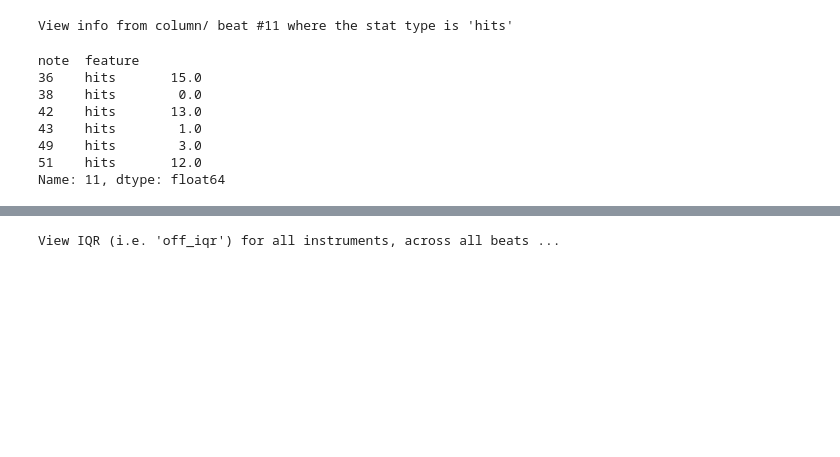
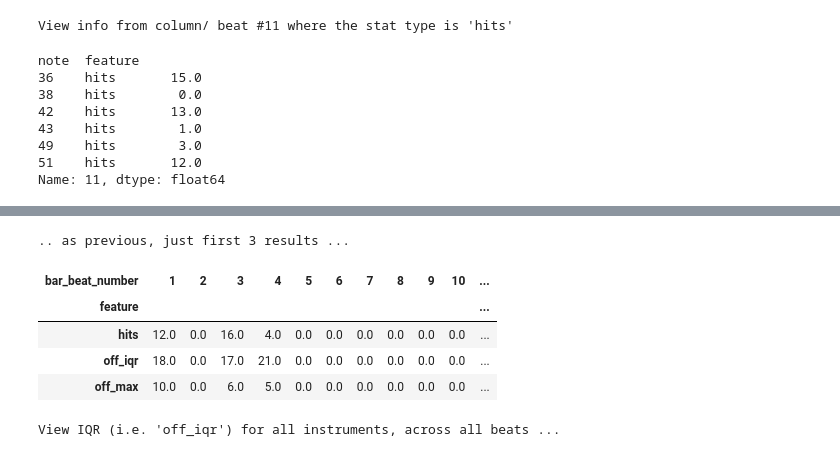
Before and after one commit to curtiscu/LYIT, a Jupyter notebook: TestingStatsNFeaturesCode.ipynb, the cells around one changed output, grey strips where cells are left out. Saved outputs shown, nothing was run; the diff lists cells and outputs as text; code cells hidden in the pictures; blank space fills up the shorter version.

```diff
--- a/TestingStatsNFeaturesCode.ipynb
+++ b/TestingStatsNFeaturesCode.ipynb
@@ -242,2 +275,12 @@ Name: 11, dtype: float64
+# %%
+print(".. as previous, just first 3 results ...")
+display(stats_dict.loc[idx[36, ], ].head(3))
+# %% [output]
+.. as previous, just first 3 results ...
+| bar_beat_number | 1 | 2 | 3 | 4 | 5 | 6 | 7 | 8 | 9 | 10 | ... |
+| feature |  |  |  |  |  |  |  |  |  |  | ... |
+| hits | 12.0 | 0.0 | 16.0 | 4.0 | 0.0 | 0.0 | 0.0 | 0.0 | 0.0 | 0.0 | ... |
+| off_iqr | 18.0 | 0.0 | 17.0 | 21.0 | 0.0 | 0.0 | 0.0 | 0.0 | 0.0 | 0.0 | ... |
+| off_max | 10.0 | 0.0 | 6.0 | 5.0 | 0.0 | 0.0 | 0.0 | 0.0 | 0.0 | 0.0 | ... |
 # %%
 print("View IQR (i.e. 'off_iqr') for all instruments, across all beats ...")
```
Also changed, not shown: parts of 13 cells of this notebook.
